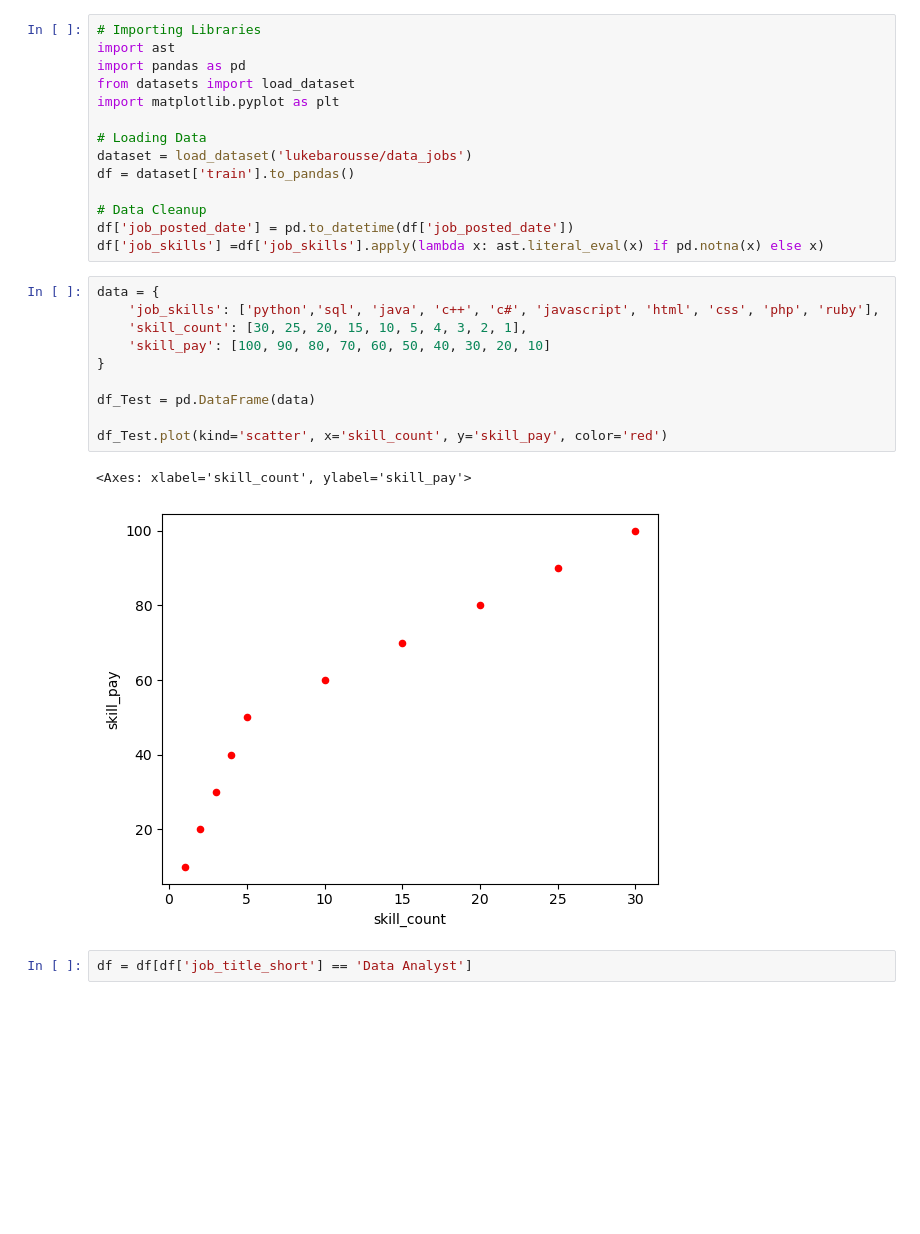
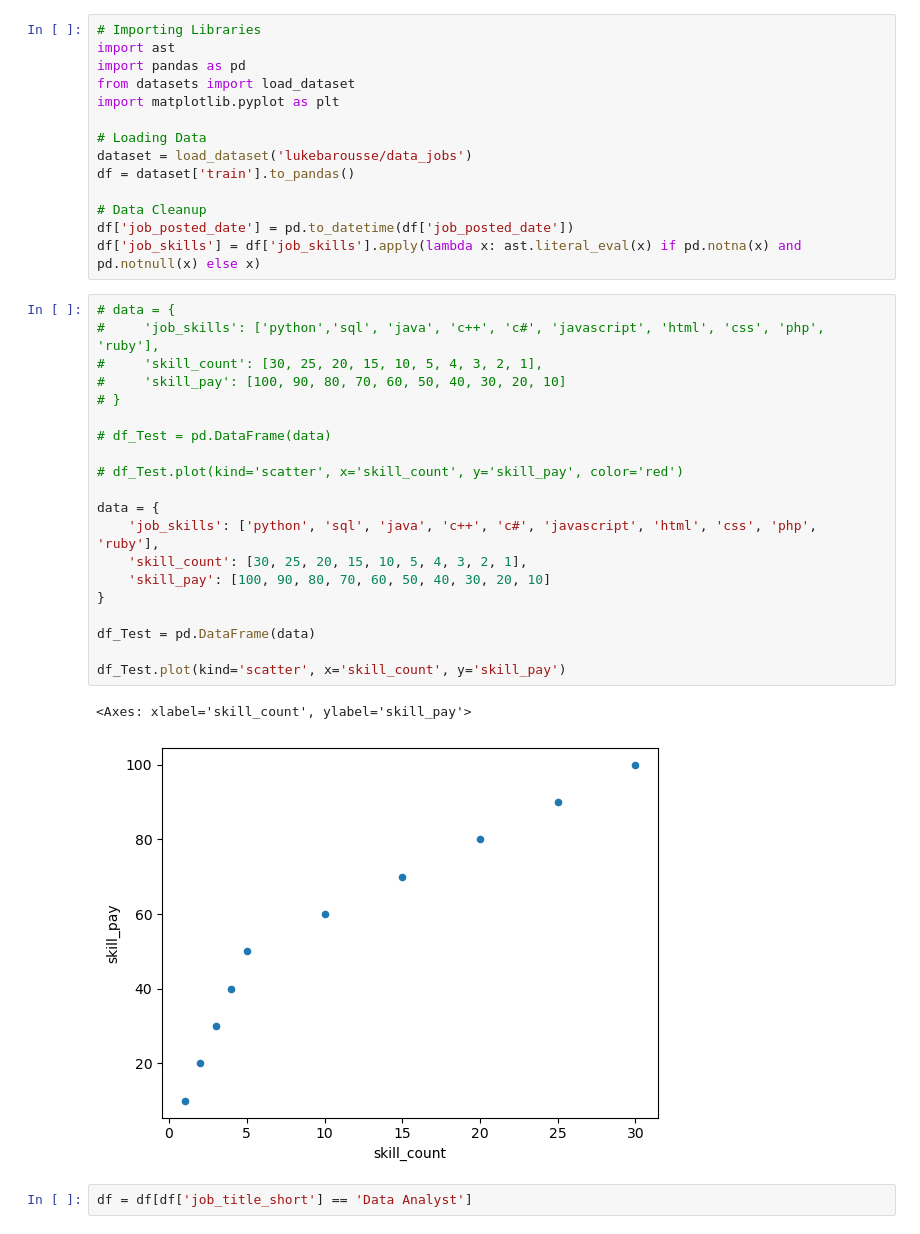
Before and after one commit to Cuishine/Python_Data_Project, a Jupyter notebook: 2_Advanced/15_Matplotlib_Scatter_Plots.ipynb, the cells around one changed output. Cells and saved outputs as stored; diff of their text form; blank space fills up the shorter version.

```diff
--- a/2_Advanced/15_Matplotlib_Scatter_Plots.ipynb
+++ b/2_Advanced/15_Matplotlib_Scatter_Plots.ipynb
@@ -11,20 +11,30 @@ df = dataset['train'].to_pandas()
 
 # Data Cleanup
 df['job_posted_date'] = pd.to_datetime(df['job_posted_date'])
-df['job_skills'] =df['job_skills'].apply(lambda x: ast.literal_eval(x) if pd.notna(x) else x)
+df['job_skills'] = df['job_skills'].apply(lambda x: ast.literal_eval(x) if pd.notna(x) and pd.notnull(x) else x)
 # %%
+# data = {
+#     'job_skills': ['python','sql', 'java', 'c++', 'c#', 'javascript', 'html', 'css', 'php', 'ruby'],
+#     'skill_count': [30, 25, 20, 15, 10, 5, 4, 3, 2, 1],
+#     'skill_pay': [100, 90, 80, 70, 60, 50, 40, 30, 20, 10]
+# }
+
+# df_Test = pd.DataFrame(data)
+
+# df_Test.plot(kind='scatter', x='skill_count', y='skill_pay', color='red')
+
 data = {
-    'job_skills': ['python','sql', 'java', 'c++', 'c#', 'javascript', 'html', 'css', 'php', 'ruby'],
+    'job_skills': ['python', 'sql', 'java', 'c++', 'c#', 'javascript', 'html', 'css', 'php', 'ruby'],
     'skill_count': [30, 25, 20, 15, 10, 5, 4, 3, 2, 1],
     'skill_pay': [100, 90, 80, 70, 60, 50, 40, 30, 20, 10]
 }
 
 df_Test = pd.DataFrame(data)
 
-df_Test.plot(kind='scatter', x='skill_count', y='skill_pay', color='red')
+df_Test.plot(kind='scatter', x='skill_count', y='skill_pay')
 # %% [output]
 <Axes: xlabel='skill_count', ylabel='skill_pay'>
-[figure, old version]
+[figure, new version]
 # %%
 df = df[df['job_title_short'] == 'Data Analyst']
 # %%
```
Also changed, not shown: parts of 2 cells of this notebook, 1 other file.
